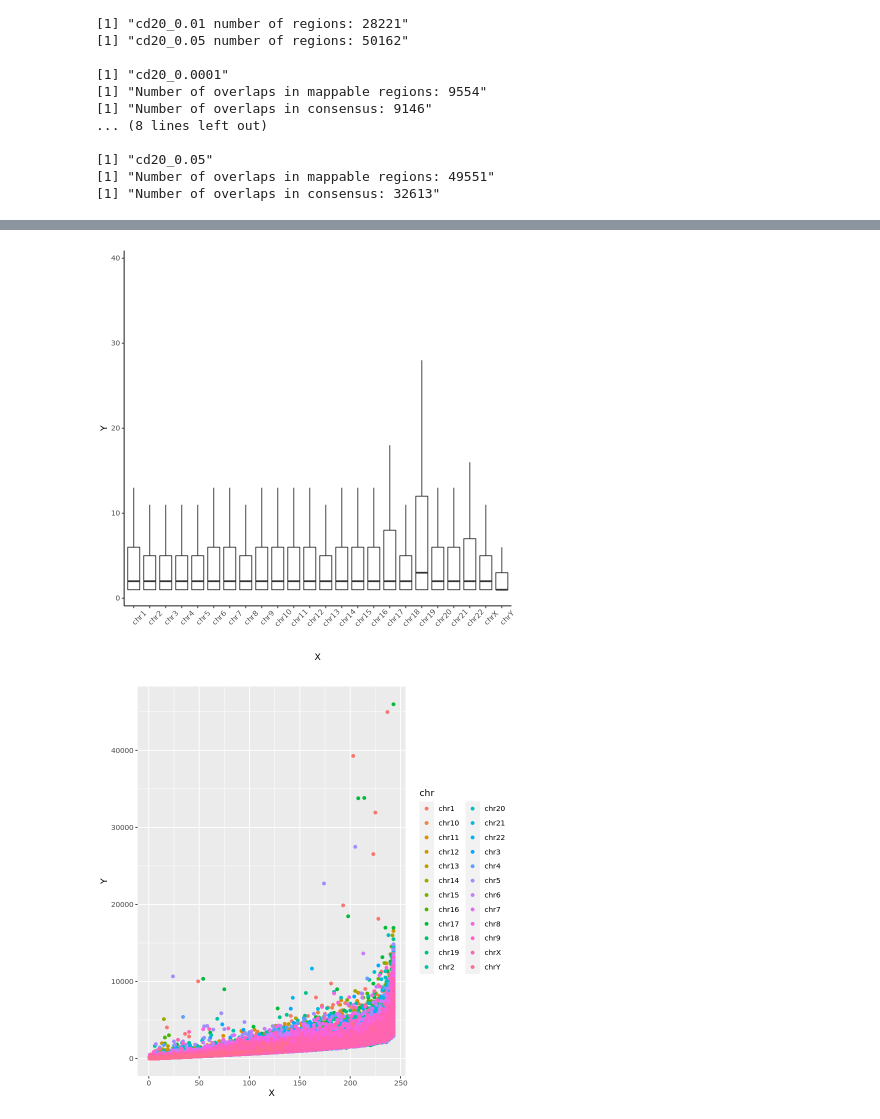
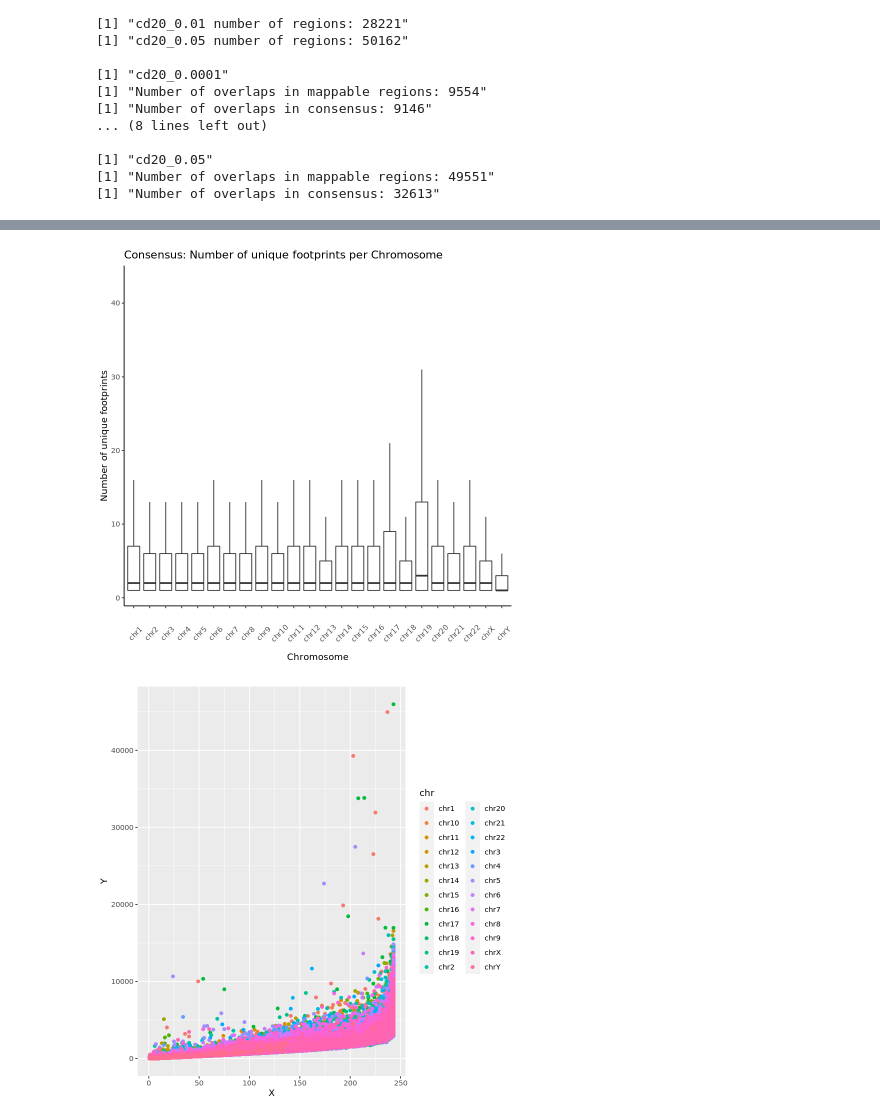
Before and after one commit to apblair/human-TF-footprinting, a Jupyter notebook: Notebooks/ConsensusTF-PermutationAnalysis.ipynb, the cells around one changed output, grey strips where cells are left out. Saved outputs shown, nothing was run; the diff lists cells and outputs as text; code cells hidden in the pictures.

Commit message:
Consensus boxplots

```diff
--- a/Notebooks/ConsensusTF-PermutationAnalysis.ipynb
+++ b/Notebooks/ConsensusTF-PermutationAnalysis.ipynb
@@ -176,0 +156,15 @@ consensus_boxplot_df$X <- factor(consensus_boxplot_df$X, levels=rename.chr)
+# %%
+consensus_boxplot_df <- data.frame(X=consensus_bed@seqnames,Y=consensus_bed$V5)
+rename.chr <- paste(rep('chr',24),seq(1, 24, by=1),sep='')
+rename.chr[[24]] <- 'chrY'
+rename.chr[[23]] <- 'chrX'
+consensus_boxplot_df$X <- factor(consensus_boxplot_df$X, levels=rename.chr)
+
+ggplot(consensus_boxplot_df, aes(x=X, y=Y)) +
+geom_boxplot(outlier.shape = NA) + coord_cartesian(ylim = quantile(consensus_boxplot_df$Y, c(0.01, .94))) +
+theme(axis.text.x=element_text(angle=45,margin = margin(1, unit = "cm"),vjust =1)) +
+theme(panel.grid.major = element_blank(), panel.grid.minor = element_blank(),
+panel.background = element_blank(), axis.line = element_line(colour = "black")) +
+labs(title="Consensus: Mean footprint signal across biosamples per Chromosome",
+     x="Chromosome",
+     y = "Mean footprint signal")
@@ -177,12 +173,20 @@ consensus_boxplot_df$X <- factor(consensus_boxplot_df$X, levels=rename.chr)
 # %%
+consensus_boxplot_df <- data.frame(X=consensus_bed@seqnames,Y=consensus_bed$V7)
+rename.chr <- paste(rep('chr',24),seq(1, 24, by=1),sep='')
+rename.chr[[24]] <- 'chrY'
+rename.chr[[23]] <- 'chrX'
+consensus_boxplot_df$X <- factor(consensus_boxplot_df$X, levels=rename.chr)
+
 ggplot(consensus_boxplot_df, aes(x=X, y=Y)) +
 geom_boxplot(outlier.shape = NA) + coord_cartesian(ylim = quantile(consensus_boxplot_df$Y, c(0.01, .94))) +
-theme(axis.text.x=element_text(angle=45,margin = margin(1, unit = "cm"),vjust =2)) +
+theme(axis.text.x=element_text(angle=45,margin = margin(1, unit = "cm"),vjust =1)) +
 theme(panel.grid.major = element_blank(), panel.grid.minor = element_blank(),
 panel.background = element_blank(), axis.line = element_line(colour = "black")) +
-labs(title="Plot of length  per dose",x="Dose (mg)", y = "Length")
+labs(title="Consensus: Number of unique footprints per Chromosome",
+     x="Chromosome",
+     y = "Number of unique footprints")
 # %% [output]
-[figure, old version]
+[figure, new version]
 # %%
 q=GRanges(seqnames="chr19",
           ranges=IRanges(start = 48364000, end = 48364600))
```
Also changed, not shown: parts of 8 cells of this notebook.
